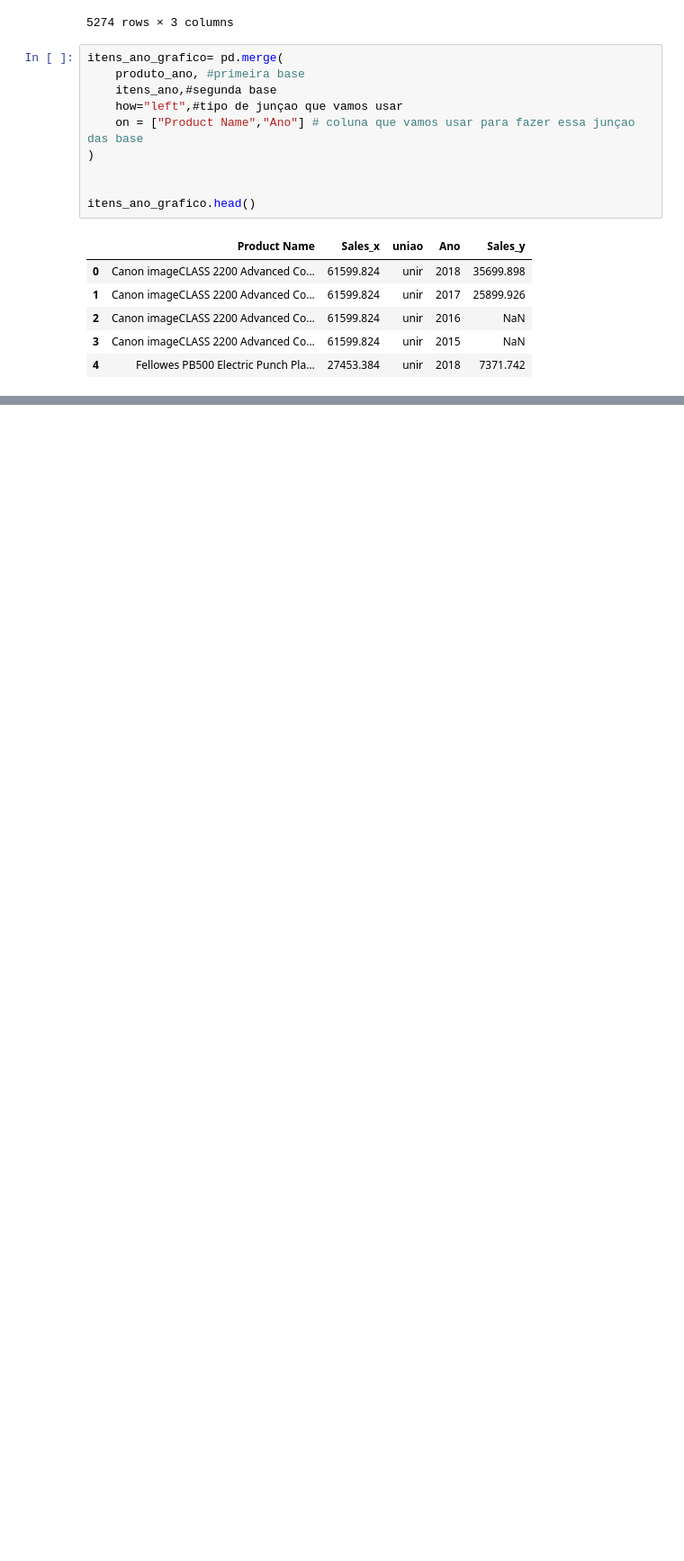
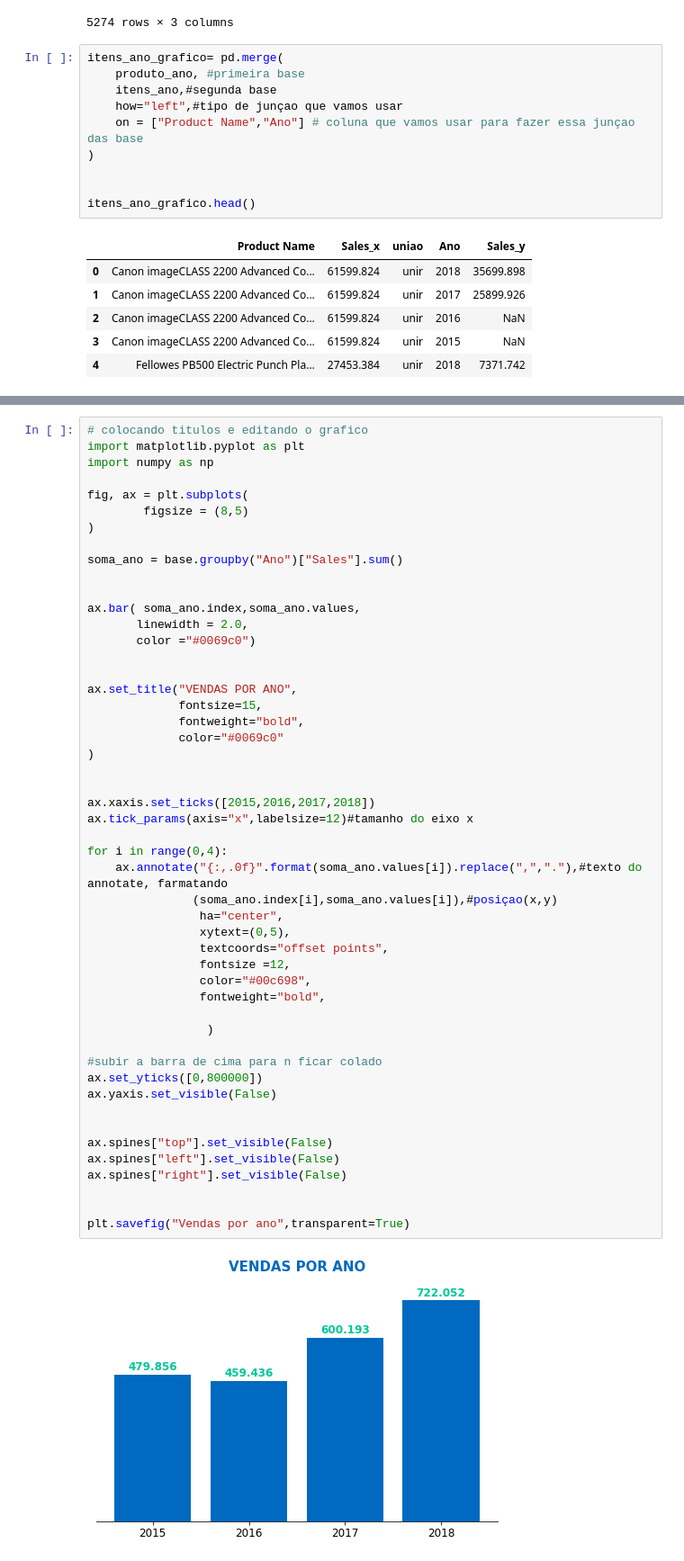
Before and after one commit to kiraDarthur/pandas-numpy, a Jupyter notebook: Criando uma apresentação de DADOS.ipynb, the cells around one changed output, grey strips where cells are left out. Shown: that part at 90% size. Drawn from its saved outputs; the diff is of its cells as text; blank space fills up the shorter version.

```diff
--- a/Criando uma apresentação de DADOS.ipynb
+++ b/Criando uma apresentação de DADOS.ipynb
@@ -760,0 +768,52 @@ plt.show()
+# %%
+# colocando titulos e editando o grafico
+import matplotlib.pyplot as plt
+import numpy as np
+
+fig, ax = plt.subplots(
+        figsize = (8,5)
+)
+
+soma_ano = base.groupby("Ano")["Sales"].sum()
+
+
+ax.bar( soma_ano.index,soma_ano.values,
+       linewidth = 2.0,
+       color ="#0069c0")
+
+
+ax.set_title("VENDAS POR ANO",
+             fontsize=15,
+             fontweight="bold",
+             color="#0069c0"
+)
+
+
+ax.xaxis.set_ticks([2015,2016,2017,2018])
+ax.tick_params(axis="x",labelsize=12)#tamanho do eixo x
+
+for i in range(0,4):
+    ax.annotate("{:,.0f}".format(soma_ano.values[i]).replace(",","."),#texto do annotate, farmatando
+               (soma_ano.index[i],soma_ano.values[i]),#posiçao(x,y)
+                ha="center",
+                xytext=(0,5),
+                textcoords="offset points",
+                fontsize =12,
+                color="#00c698",
+                fontweight="bold",
+
+                 )
+
+#subir a barra de cima para n ficar colado
+ax.set_yticks([0,800000])
+ax.yaxis.set_visible(False)
+
+
+ax.spines["top"].set_visible(False)
+ax.spines["left"].set_visible(False)
+ax.spines["right"].set_visible(False)
+
+
+plt.savefig("Vendas por ano",transparent=True)
+# %% [output]
+[figure, added]
```
Also changed, not shown: parts of 11 cells of this notebook, 7 other files.
